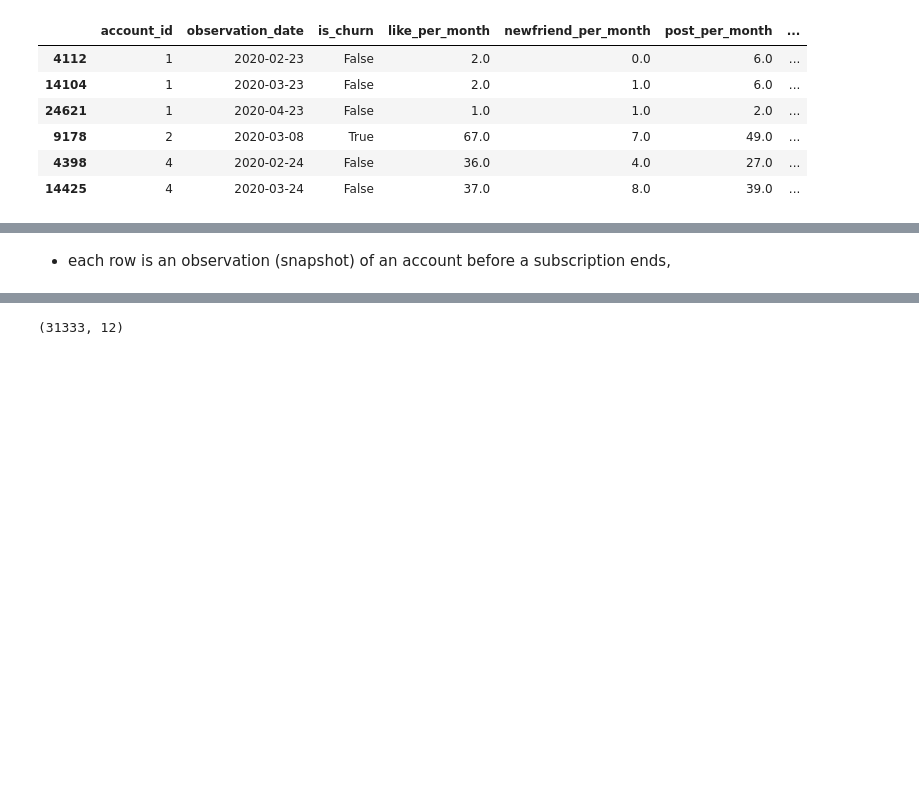
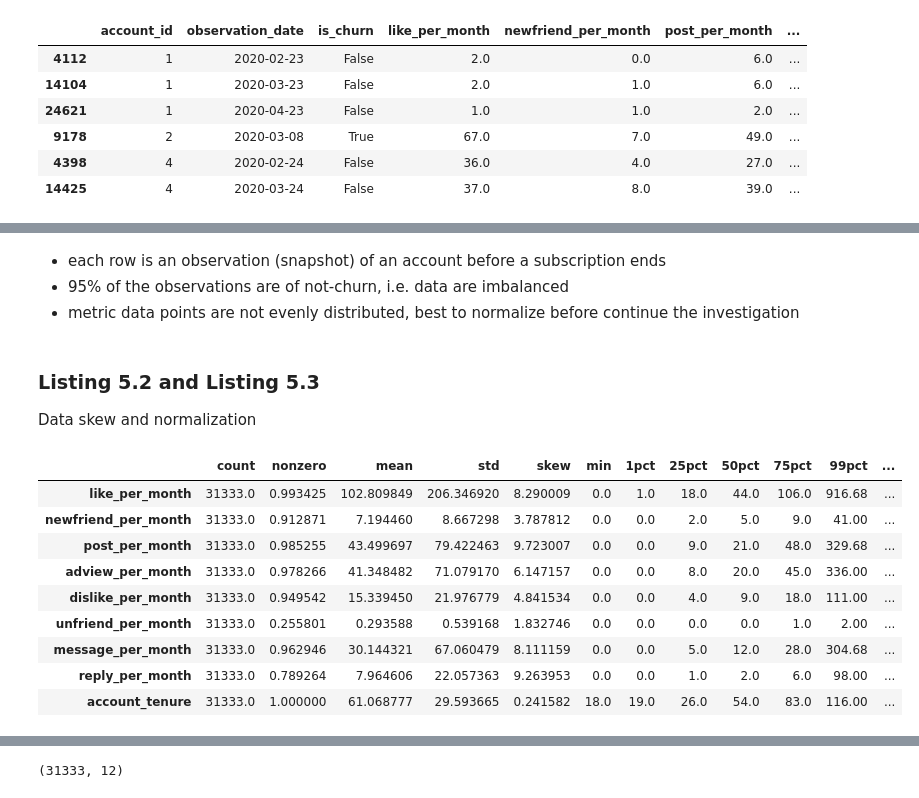
Before and after one commit to davilayang/fight-churn, a Jupyter notebook: notebooks/06-correlations.ipynb, the cells around one changed output, grey strips where cells are left out. Drawn from its saved outputs; the diff is of its cells as text; code cells hidden in the pictures; blank space fills up the shorter version.

```diff
--- a/notebooks/06-correlations.ipynb
+++ b/notebooks/06-correlations.ipynb
@@ -139,2 +157,8 @@ res.head(6)
 # %% [markdown]
-- each row is an observation (snapshot) of an account before a subscription ends,
+- each row is an observation (snapshot) of an account before a subscription ends
+- 95% of the observations are of not-churn, i.e. data are imbalanced
+- metric data points are not evenly distributed, best to normalize before continue the investigation
+# %% [markdown]
+### Listing 5.2 and Listing 5.3
+
+Data skew and normalization
@@ -140,0 +168,24 @@ res.head(6)
+# %%
+tmp = res.drop(columns=["account_id", "is_churn"])
+
+summary = tmp.describe().transpose()
+summary['skew'] = tmp.skew()
+summary['1%'] = tmp.quantile(q=0.01)
+summary['99%'] = tmp.quantile(q=0.99)
+summary['nonzero'] = tmp.astype(bool).sum(axis=0) / tmp.shape[0]
+
+summary = summary[['count','nonzero','mean','std','skew','min','1%','25%','50%','75%','99%','max']]
+summary.columns = summary.columns.str.replace("%", "pct")
+
+summary
+# %% [output]
+|  | count | nonzero | mean | std | skew | min | 1pct | 25pct | 50pct | 75pct | 99pct | ... |
+| like_per_month | 31333.0 | 0.993425 | 102.809849 | 206.346920 | 8.290009 | 0.0 | 1.0 | 18.0 | 44.0 | 106.0 | 916.68 | ... |
+| newfriend_per_month | 31333.0 | 0.912871 | 7.194460 | 8.667298 | 3.787812 | 0.0 | 0.0 | 2.0 | 5.0 | 9.0 | 41.00 | ... |
+| post_per_month | 31333.0 | 0.985255 | 43.499697 | 79.422463 | 9.723007 | 0.0 | 0.0 | 9.0 | 21.0 | 48.0 | 329.68 | ... |
+| adview_per_month | 31333.0 | 0.978266 | 41.348482 | 71.079170 | 6.147157 | 0.0 | 0.0 | 8.0 | 20.0 | 45.0 | 336.00 | ... |
+| dislike_per_month | 31333.0 | 0.949542 | 15.339450 | 21.976779 | 4.841534 | 0.0 | 0.0 | 4.0 | 9.0 | 18.0 | 111.00 | ... |
+| unfriend_per_month | 31333.0 | 0.255801 | 0.293588 | 0.539168 | 1.832746 | 0.0 | 0.0 | 0.0 | 0.0 | 1.0 | 2.00 | ... |
+| message_per_month | 31333.0 | 0.962946 | 30.144321 | 67.060479 | 8.111159 | 0.0 | 0.0 | 5.0 | 12.0 | 28.0 | 304.68 | ... |
+| reply_per_month | 31333.0 | 0.789264 | 7.964606 | 22.057363 | 9.263953 | 0.0 | 0.0 | 1.0 | 2.0 | 6.0 | 98.00 | ... |
+| account_tenure | 31333.0 | 1.000000 | 61.068777 | 29.593665 | 0.241582 | 18.0 | 19.0 | 26.0 | 54.0 | 83.0 | 116.00 | ... |
```
Also changed, not shown: parts of 20 cells of this notebook.
